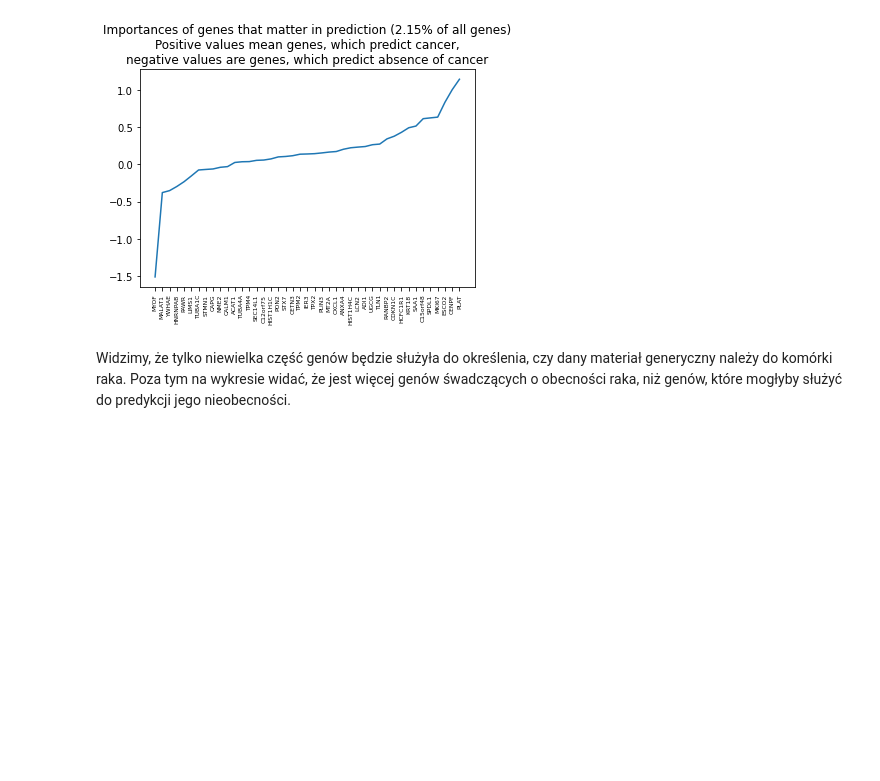
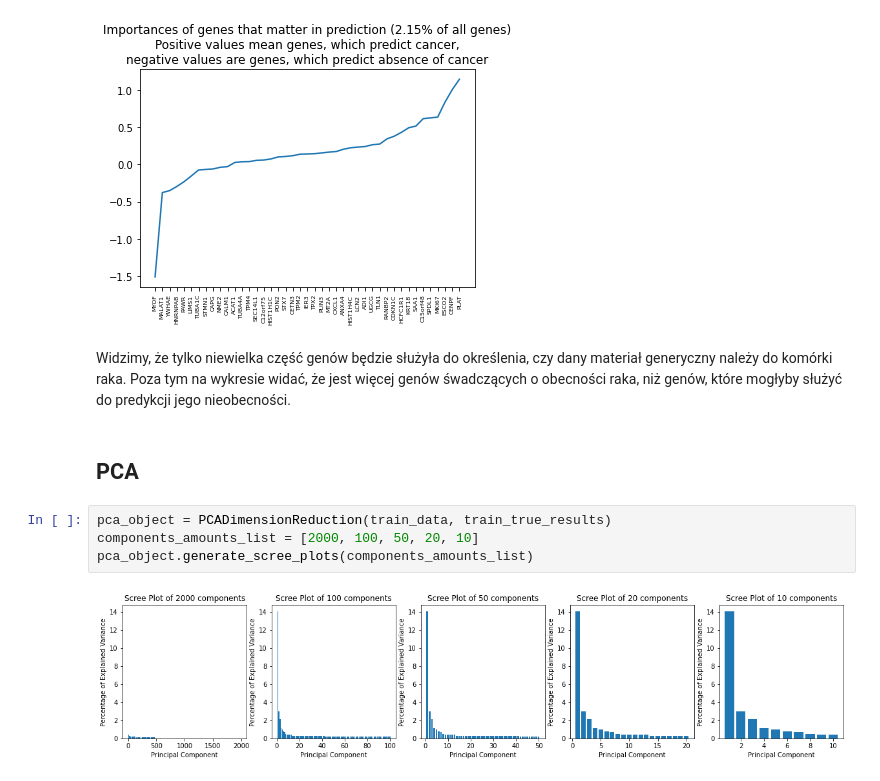
Before and after one commit to melehean/CTC-Detection, a Jupyter notebook: visualization.ipynb, the cells around one changed output. Cells and saved outputs as stored; diff of their text form; blank space fills up the shorter version.

```diff
--- a/visualization.ipynb
+++ b/visualization.ipynb
@@ -23,3 +24,11 @@ Number of genes that matter: 43 out of 2000  (2.15%)
 [figure]
 # %% [markdown]
 Widzimy, że tylko niewielka część genów będzie służyła do określenia, czy dany materiał generyczny należy do komórki raka. Poza tym na wykresie widać, że jest więcej genów śwadczących o obecności raka, niż genów, które mogłyby służyć do predykcji jego nieobecności.
+# %% [markdown]
+## PCA
+# %%
+pca_object = PCADimensionReduction(train_data, train_true_results)
+components_amounts_list = [2000, 100, 50, 20, 10]
+pca_object.generate_scree_plots(components_amounts_list)
+# %% [output]
+[figure, added]
```
Also changed, not shown: parts of 3 cells of this notebook, 1 other file.
